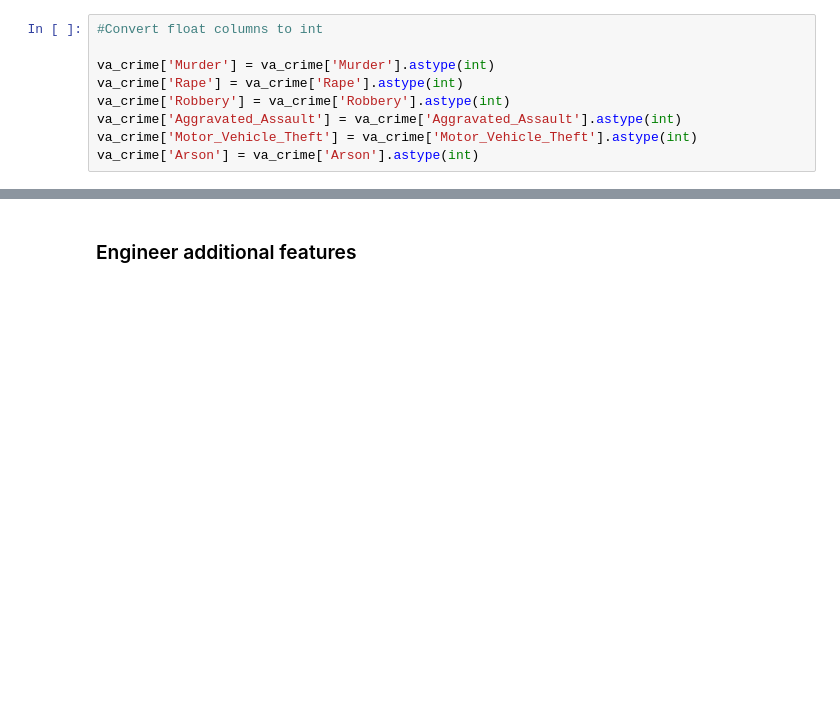
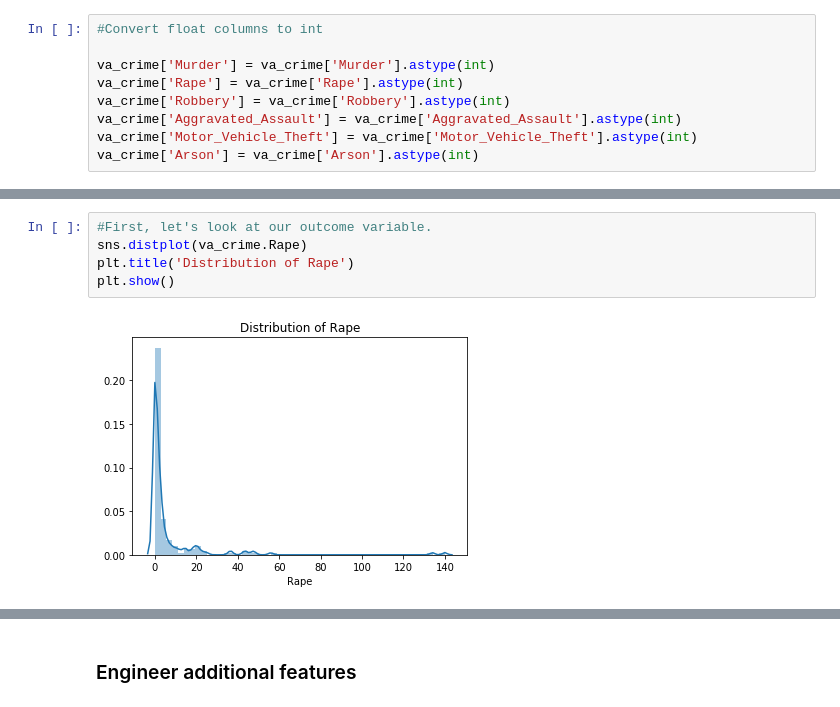
Before and after one commit to str007/Thinkful, a Jupyter notebook: Logistic, Ridge, Lasso Challenge.ipynb, the cells around one changed output, grey strips where cells are left out. Drawn from its saved outputs; the diff is of its cells as text; blank space fills up the shorter version.

```diff
--- a/Logistic, Ridge, Lasso Challenge.ipynb
+++ b/Logistic, Ridge, Lasso Challenge.ipynb
@@ -113,0 +128,7 @@ va_crime['Arson'] = va_crime['Arson'].astype(int)
+# %%
+#First, let's look at our outcome variable.
+sns.distplot(va_crime.Rape)
+plt.title('Distribution of Rape')
+plt.show()
+# %% [output]
+[figure, added]
```
Also changed, not shown: parts of 32 cells of this notebook.
